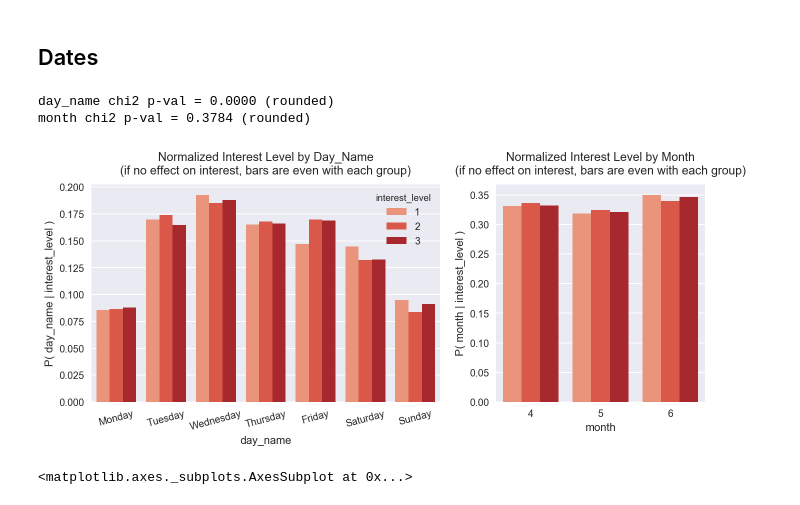
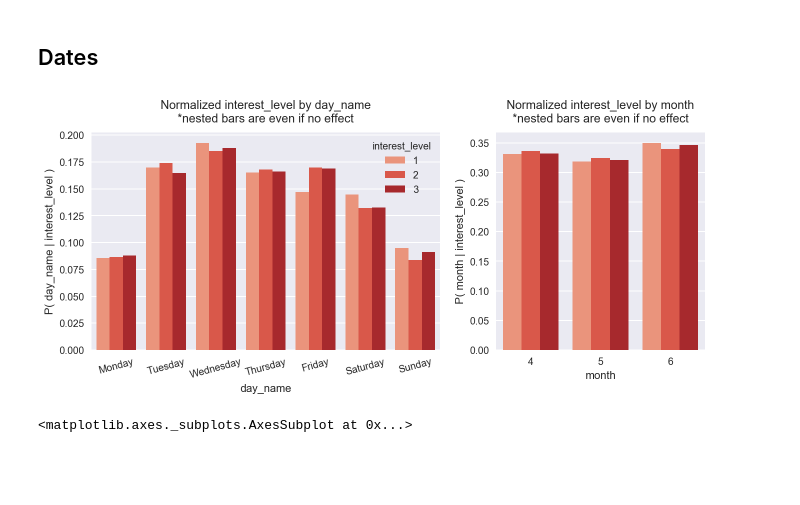
Before and after one commit to mdlynch37/kaggle-rental-interest, a Jupyter notebook: Executable/Feature-Engineering.ipynb, the cells around one changed output. Drawn from its saved outputs; the diff is of its cells as text; code cells hidden in the pictures; blank space fills up the shorter version.

```diff
--- a/Executable/Feature-Engineering.ipynb
+++ b/Executable/Feature-Engineering.ipynb
@@ -772,29 +652,34 @@ Source: https://www.thoughtco.com/degree-of-latitude-and-longitude-distance-4070
 # %%
 df['month']    = df.created.map(lambda x: x.month).astype(int)
 df['day']      = df.created.map(lambda x: x.day).astype(int)
 df['day_name'] = df.created.dt.weekday_name
 
 day_order = ['Monday', 'Tuesday', 'Wednesday', 'Thursday',
              'Friday', 'Saturday', 'Sunday']
 
 fig, (ax1, ax2) = plt.subplots(ncols=2, figsize=(11, 4),
                                gridspec_kw=dict(width_ratios=[5, 3]))
-plot_prob_x_for_hue(x='day_name', data=df, hue='interest_level',
-                    bins=None, order=day_order, ax=ax1)
+
+cond_prob1 = ConditionalProbabilities(
+    x='day_name', data=df, cond='interest_level'
+)
+cond_prob1.plot(order=day_order, ax=ax1)
+
 ax1.set_xticklabels(ax1.get_xticklabels(), rotation=15)
 
-plot_prob_x_for_hue(x='month', data=df, hue='interest_level',
-                    bins=None, ax=ax2)
+cond_prob2 = ConditionalProbabilities(
+    x='month', data=df, cond='interest_level'
+)
+cond_prob2.plot(ax=ax2)
+
 ax2.legend('')
 
 # plt.savefig(''.join([REPORT_IMG_DIR, '6-dates-on-interest.png']),
 #             dpi=600, bbox_inches='tight')
 
 plt.show()
 # %% [output]
-day_name chi2 p-val = 0.0000 (rounded)
-month chi2 p-val = 0.3784 (rounded)
-[figure, old version]
+[figure, new version]
 # %%
 sns.countplot(x='day_name', data=df, order=day_order)
 # %% [output]
```
Also changed, not shown: parts of 69 cells of this notebook, 5 other files.
